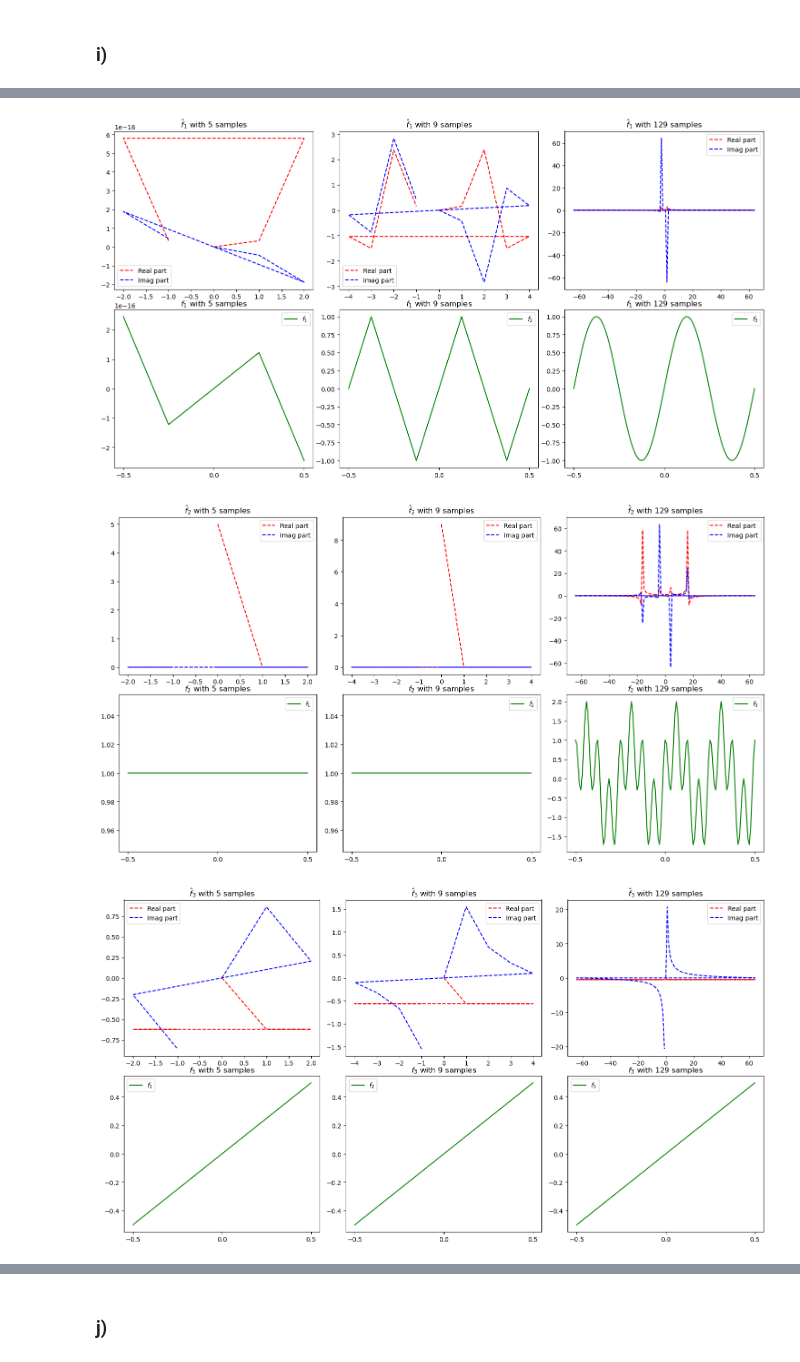
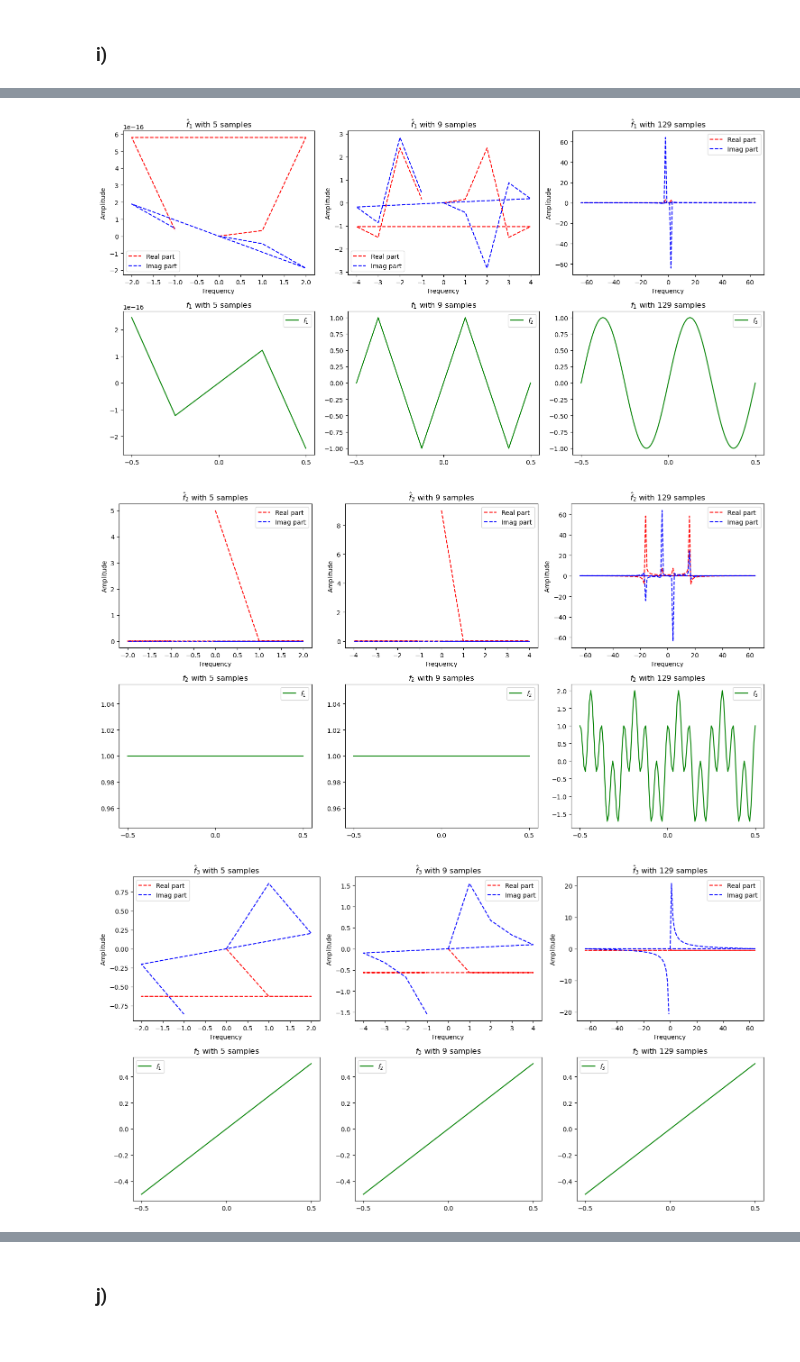
Before and after one commit to EttMolTrym/TMA4215-NumMat, a Jupyter notebook: project_1/project_1.ipynb, the cells around one changed output, grey strips where cells are left out. Saved outputs shown, nothing was run; the diff lists cells and outputs as text; code cells hidden in the pictures.

```diff
--- a/project_1/project_1.ipynb
+++ b/project_1/project_1.ipynb
@@ -374,34 +393,38 @@ def f_2(x):
     return np.sin(8 *np.pi*x)+ np.cos(32 * np.pi * x)
 def f_3(x):
     return x
 def f_4(x):
     return 1- np.abs(x)
 
 #creates the N values, and the functions in an array
 N_arr = [5, 9, 129]
 f_arr = [f_1, f_2, f_3, f_4]
 
 
 for i in range(4):
     fig, axs = plt.subplots(2, 3, figsize=(15, 8))
-    fig.tight_layout()
+    # fig.tight_layout()
     for j in range(3):
         #transforms the given function with the given amount of samples
         f_hat = transform(f_arr[i], N_arr[j])
         x = np.linspace(-1/2, 1/2, N_arr[j])
         freq = np.fft.fftfreq(N_arr[j], 1/N_arr[j])
         #just plotting
         axs[0,j].plot(freq, np.real(f_hat), 'r--', label='Real part')
         axs[0, j].plot(freq, np.imag(f_hat), 'b--', label='Imag part')
         axs[0, j].set_title(f'$\\hat{{f}}_{{{i+1}}}$ with {N_arr[j]} samples')
         axs[0, j].legend()
+        axs[0,j].set_ylabel('Amplitude')
+        axs[0,j].set_xlabel('Frequency')
         #axs[0, j].set_xticks([-1/2, 0, 1/2])
 
         axs[1, j].plot(x, f_arr[i](x), 'g-', label=f'$f_{{{j+1}}}$')
         axs[1, j].set_title(f'$f_{{{i+1}}}$ with {N_arr[j]} samples')
         axs[1, j].legend()
         axs[1, j].set_xticks([-1/2, 0, 1/2])
+
+        plt.tight_layout()
 # %% [output]
-[figure, old version]
+[figure, new version]
-[figure, old version]
+[figure, new version]
-[figure, old version]
+[figure, new version]
```
Also changed, not shown: parts of 37 cells of this notebook.
